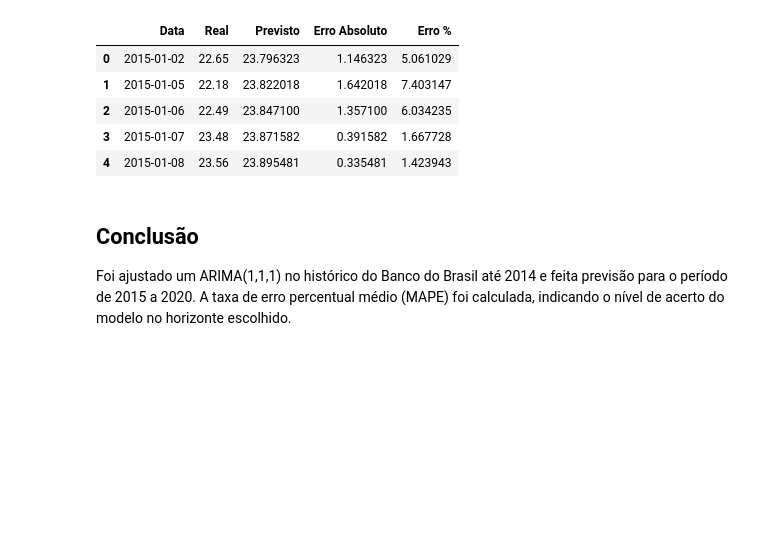
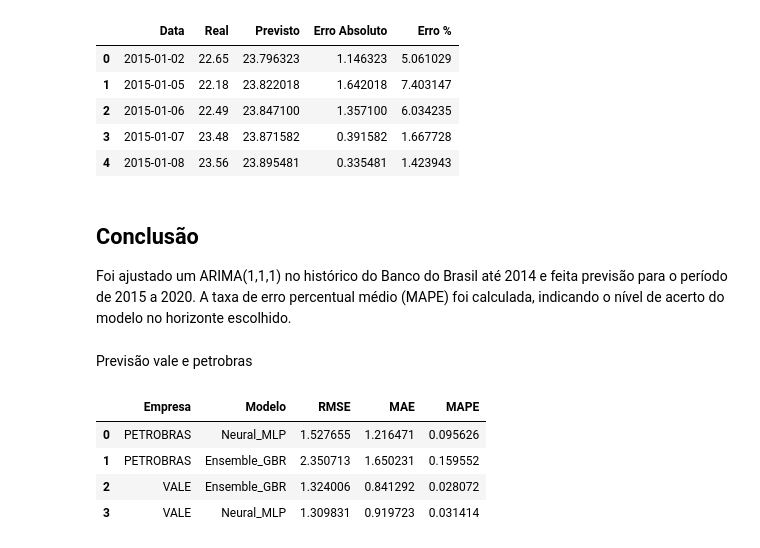
Before and after one commit to arthur-siqueira/data-mining-project, a Jupyter notebook: sprint04.ipynb, the cells around one changed output. Drawn from its saved outputs; the diff is of its cells as text; code cells hidden in the pictures; blank space fills up the shorter version.

```diff
--- a/sprint04.ipynb
+++ b/sprint04.ipynb
@@ -416,3 +422,5 @@ comparacao_df.head()
 
 Foi ajustado um ARIMA(1,1,1) no histórico do Banco do Brasil até 2014 e feita previsão para o período de 2015 a 2020.
 A taxa de erro percentual médio (MAPE) foi calculada, indicando o nível de acerto do modelo no horizonte escolhido.
+# %% [markdown]
+Previsão vale e petrobras
@@ -418,0 +467,36 @@ A taxa de erro percentual médio (MAPE) foi calculada, indicando o nível de ace
+# %%
+def fit_predict_models_for_company(df_full, company_name, target_col='closeValueStock',
+                                   lags=(1,5,20), rolls=(5,20,60),
+                                   end_train='2014-12-31', start_test='2015-01-01', end_test='2020-12-31'):
+    sub = df_full[df_full['nameCompany']==company_name][['datetime', target_col]].dropna().sort_values('datetime')
+    y_series = ensure_unique_daily(sub, target_col)
+    feats = make_features(y_series, lags=lags, rolls=rolls)
+    train, test = split_by_date(feats, end_train=end_train, start_test=start_test, end_test=end_test)
+    Xtr, ytr, Xte, yte = train.drop(columns=['y']), train['y'], test.drop(columns=['y']), test['y']
+
+    gbr = GradientBoostingRegressor(random_state=42).fit(Xtr, ytr)
+    gbr_pred = pd.Series(gbr.predict(Xte), index=yte.index); gbr_m = metrics(yte.values, gbr_pred.values)
+
+    mlp = Pipeline([('scaler', StandardScaler()), ('mlp', MLPRegressor(hidden_layer_sizes=(64,64), activation='relu',
+                 alpha=1e-3, learning_rate_init=1e-3, max_iter=500, early_stopping=True, random_state=42))]).fit(Xtr, ytr)
+    mlp_pred = pd.Series(mlp.predict(Xte), index=yte.index); mlp_m = metrics(yte.values, mlp_pred.values)
+
+    df_gbr = pd.DataFrame({'datetime': yte.index, 'Real': yte.values, 'Previsto': gbr_pred.values})
+    df_mlp = pd.DataFrame({'datetime': yte.index, 'Real': yte.values, 'Previsto': mlp_pred.values})
+    return (gbr_m, mlp_m), (df_gbr, df_mlp)
+# %%
+# Rodar para PETROBRAS e VALE
+empresas = ['PETROBRAS','VALE']
+resultados = []; predicoes = {}
+for nome in empresas:
+    (m_gbr, m_mlp), (df_gbr, df_mlp) = fit_predict_models_for_company(df, nome)
+    resultados += [{'Empresa':nome,'Modelo':'Ensemble_GBR',**m_gbr},{'Empresa':nome,'Modelo':'Neural_MLP',**m_mlp}]
+    predicoes[nome] = {'Ensemble_GBR':df_gbr, 'Neural_MLP':df_mlp}
+metricas_df = pd.DataFrame(resultados).sort_values(['Empresa','MAPE']).reset_index(drop=True)
+metricas_df
+# %% [output]
+|  | Empresa | Modelo | RMSE | MAE | MAPE |
+| 0 | PETROBRAS | Neural_MLP | 1.527655 | 1.216471 | 0.095626 |
+| 1 | PETROBRAS | Ensemble_GBR | 2.350713 | 1.650231 | 0.159552 |
+| 2 | VALE | Ensemble_GBR | 1.324006 | 0.841292 | 0.028072 |
+| 3 | VALE | Neural_MLP | 1.309831 | 0.919723 | 0.031414 |
```
Also changed, not shown: parts of 4 cells of this notebook.
